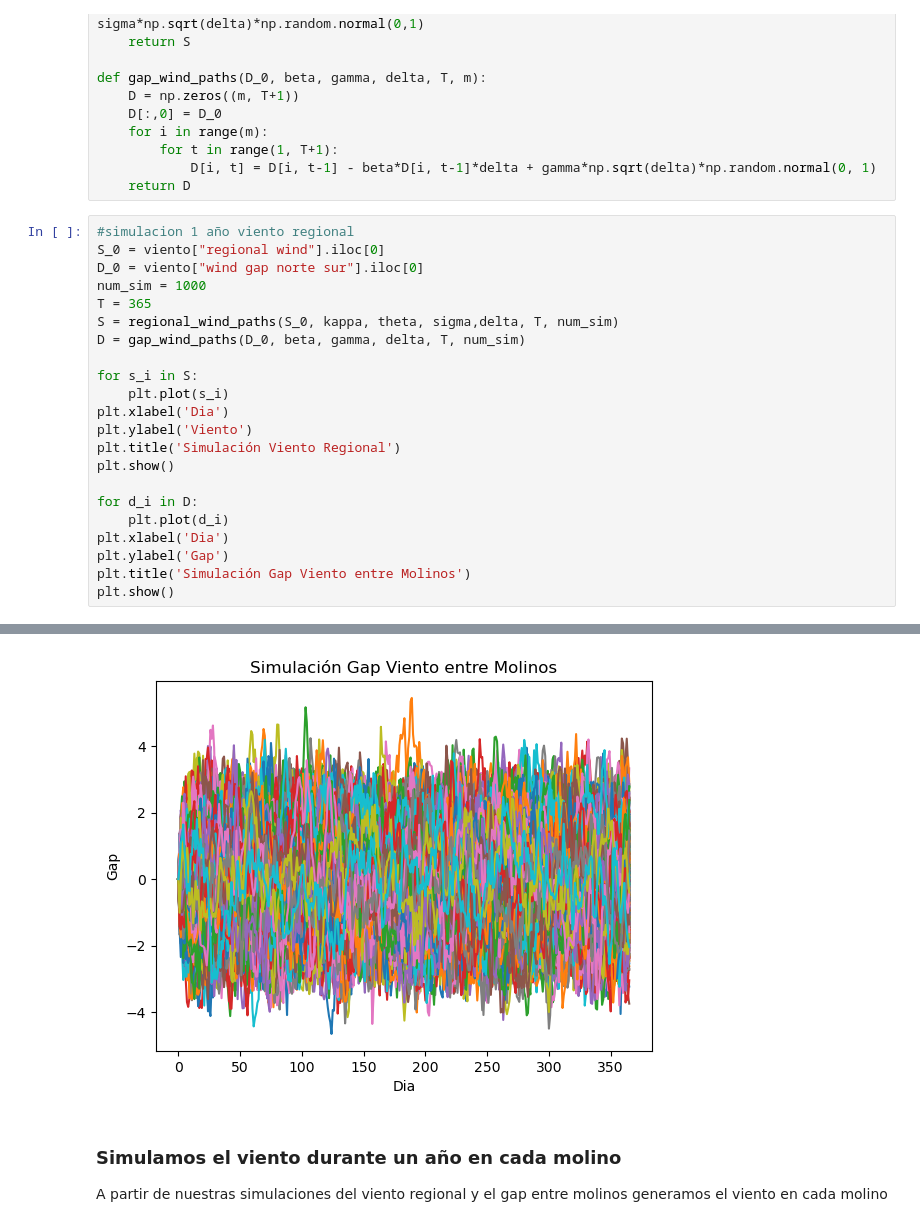
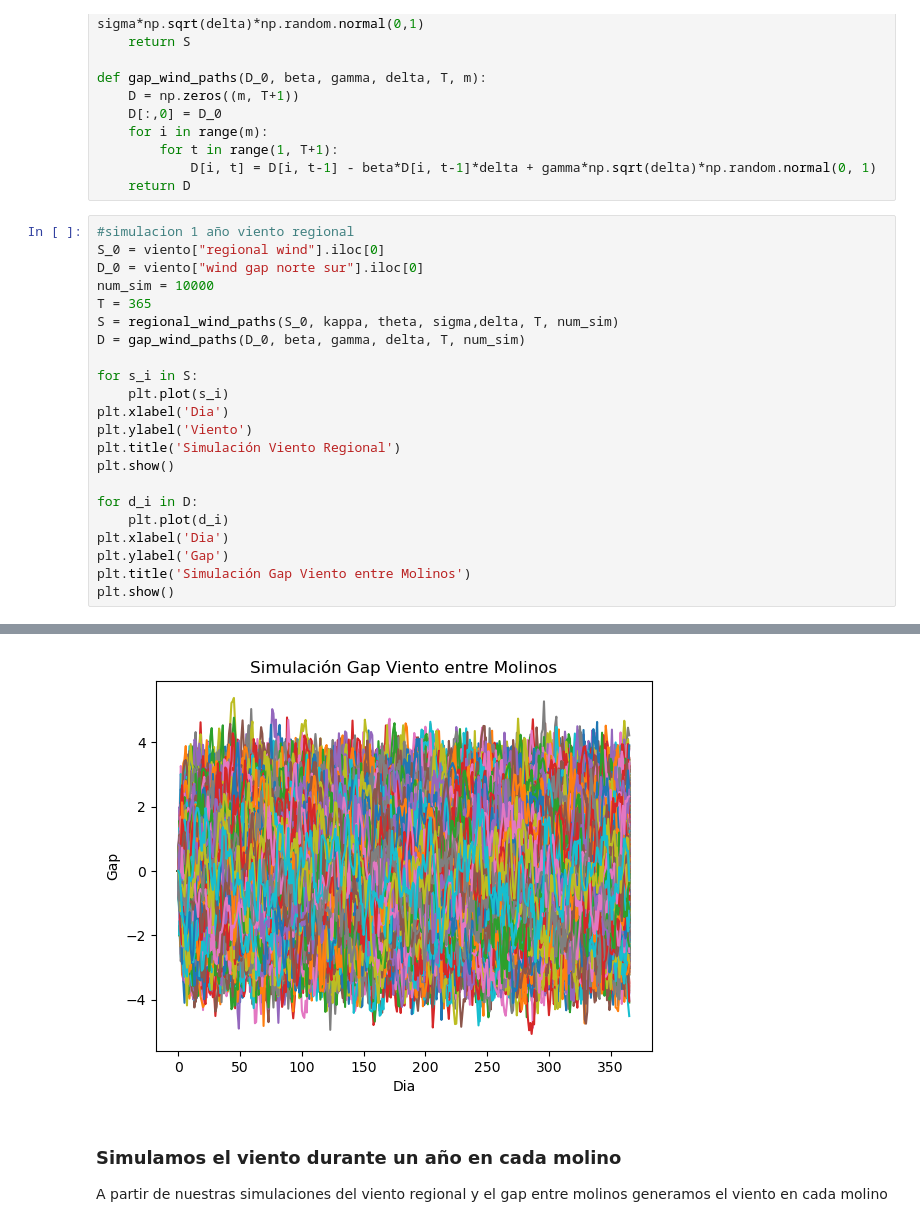
Before and after one commit to emi-verdun/Simulacion-Molino-ACN, a Jupyter notebook: simulacion.ipynb, the cells around one changed output, grey strips where cells are left out. Saved outputs shown, nothing was run; the diff lists cells and outputs as text.

```diff
--- a/simulacion.ipynb
+++ b/simulacion.ipynb
@@ -162,7 +162,7 @@ def gap_wind_paths(D_0, beta, gamma, delta, T, m):
 #simulacion 1 año viento regional
 S_0 = viento["regional wind"].iloc[0]
 D_0 = viento["wind gap norte sur"].iloc[0]
-num_sim = 1000
+num_sim = 10000
 T = 365
 S = regional_wind_paths(S_0, kappa, theta, sigma,delta, T, num_sim)
 D = gap_wind_paths(D_0, beta, gamma, delta, T, num_sim)
@@ -185,4 +185,4 @@ plt.show()
-[figure, old version]
+[figure, new version]
 # %% [markdown]
 ### Simulamos el viento durante un año en cada molino
 A partir de nuestras simulaciones del viento regional y el gap entre molinos generamos el viento en cada molino
```
Also changed, not shown: parts of 11 cells of this notebook.
